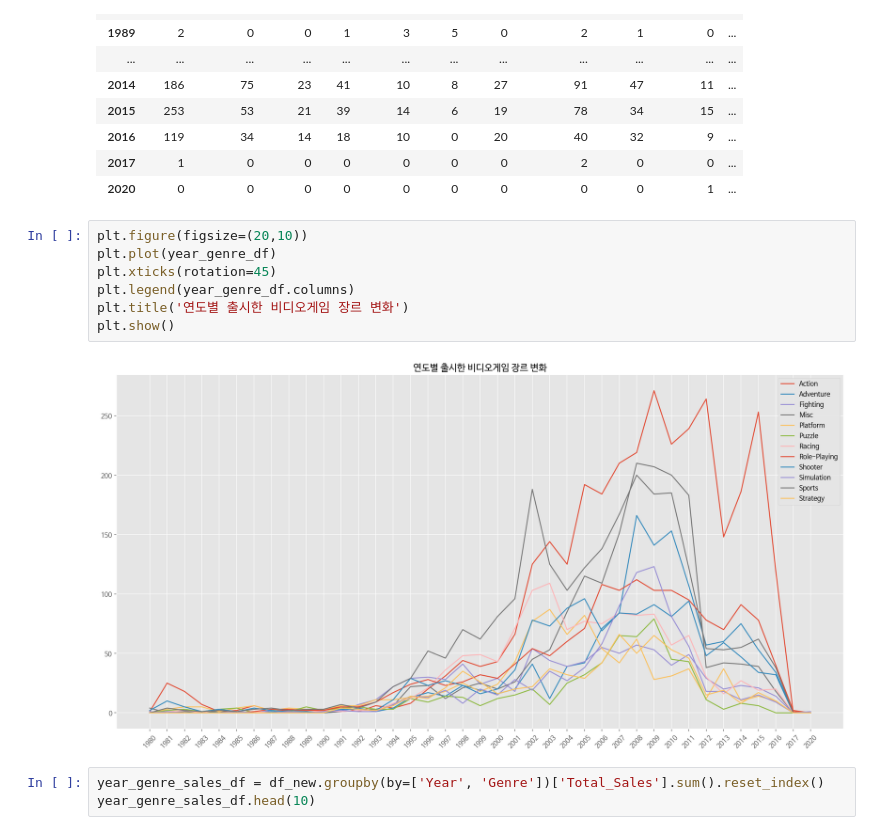
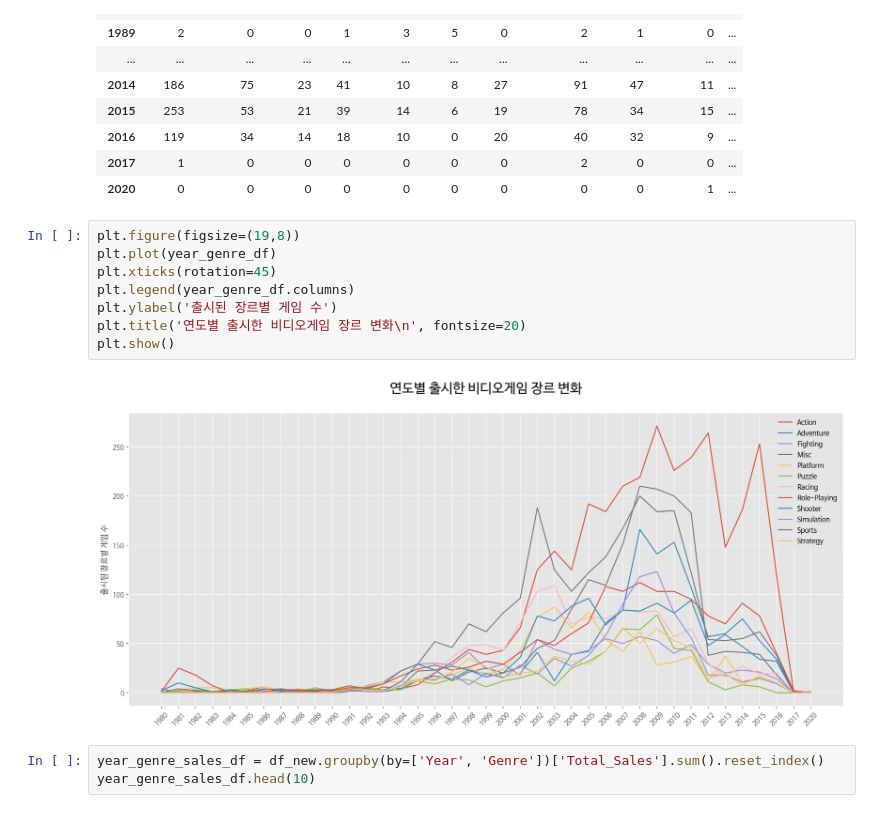
Before and after one commit to comsa33/AI_07_session_1_project_-, a Jupyter notebook: ai_07_이루오.ipynb, the cells around one changed output. Drawn from its saved outputs; the diff is of its cells as text.

```diff
--- a/ai_07_이루오.ipynb
+++ b/ai_07_이루오.ipynb
@@ -270,14 +270,15 @@ year_genre_df
 | 2017 | 1 | 0 | 0 | 0 | 0 | 0 | 0 | 2 | 0 | 0 | ... |
 | 2020 | 0 | 0 | 0 | 0 | 0 | 0 | 0 | 0 | 0 | 1 | ... |
 # %%
-plt.figure(figsize=(20,10))
+plt.figure(figsize=(19,8))
 plt.plot(year_genre_df)
 plt.xticks(rotation=45)
 plt.legend(year_genre_df.columns)
-plt.title('연도별 출시한 비디오게임 장르 변화')
+plt.ylabel('출시된 장르별 게임 수')
+plt.title('연도별 출시한 비디오게임 장르 변화\n', fontsize=20)
 plt.show()
 # %% [output]
-[figure, old version]
+[figure, new version]
 # %%
 year_genre_sales_df = df_new.groupby(by=['Year', 'Genre'])['Total_Sales'].sum().reset_index()
 year_genre_sales_df.head(10)
```
Also changed, not shown: parts of 12 cells of this notebook.
